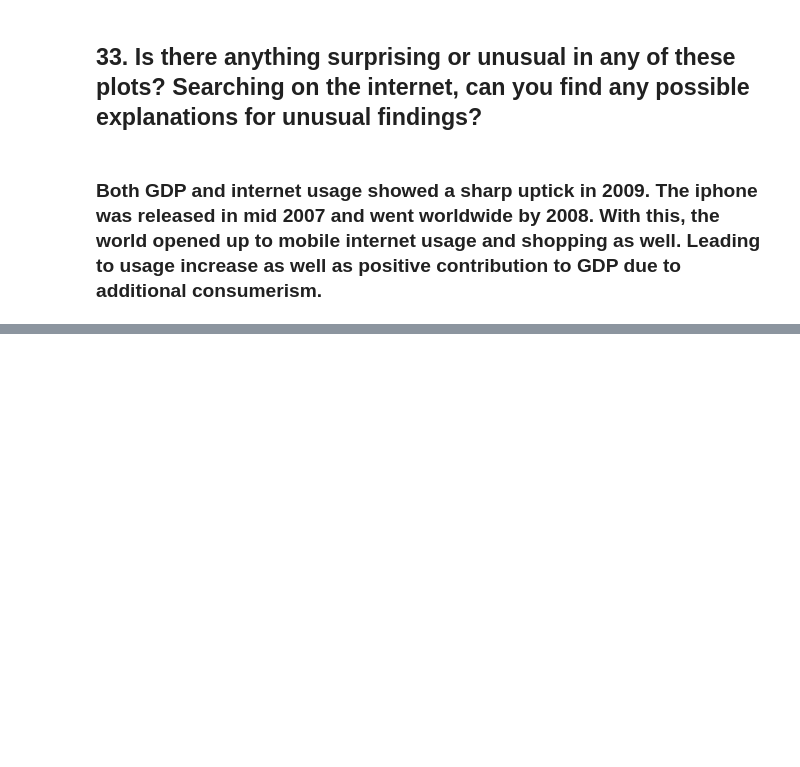
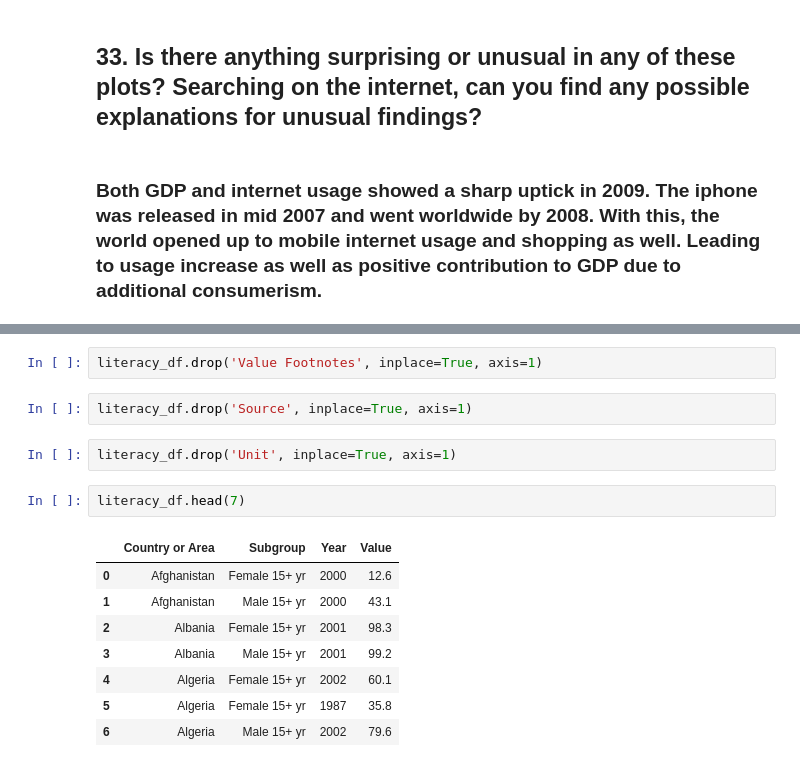
Before and after one commit to NSS-Data-Analytics-Cohort-7/gdp-and-internet-usage-kalmckin, a Jupyter notebook: Notebooks/gdp_and_internet_usage_kalmckin_notebook.ipynb, the cells around one changed output, grey strips where cells are left out. Saved outputs shown, nothing was run; the diff lists cells and outputs as text; blank space fills up the shorter version.

```diff
--- a/Notebooks/gdp_and_internet_usage_kalmckin_notebook.ipynb
+++ b/Notebooks/gdp_and_internet_usage_kalmckin_notebook.ipynb
@@ -543,0 +559,17 @@ plt.show()
+# %%
+literacy_df.drop('Value Footnotes', inplace=True, axis=1)
+# %%
+literacy_df.drop('Source', inplace=True, axis=1)
+# %%
+literacy_df.drop('Unit', inplace=True, axis=1)
+# %%
+literacy_df.head(7)
+# %% [output]
+|  | Country or Area | Subgroup | Year | Value |
+| 0 | Afghanistan | Female 15+ yr | 2000 | 12.6 |
+| 1 | Afghanistan | Male 15+ yr | 2000 | 43.1 |
+| 2 | Albania | Female 15+ yr | 2001 | 98.3 |
+| 3 | Albania | Male 15+ yr | 2001 | 99.2 |
+| 4 | Algeria | Female 15+ yr | 2002 | 60.1 |
+| 5 | Algeria | Female 15+ yr | 1987 | 35.8 |
+| 6 | Algeria | Male 15+ yr | 2002 | 79.6 |
```
Also changed, not shown: parts of 11 cells of this notebook.
